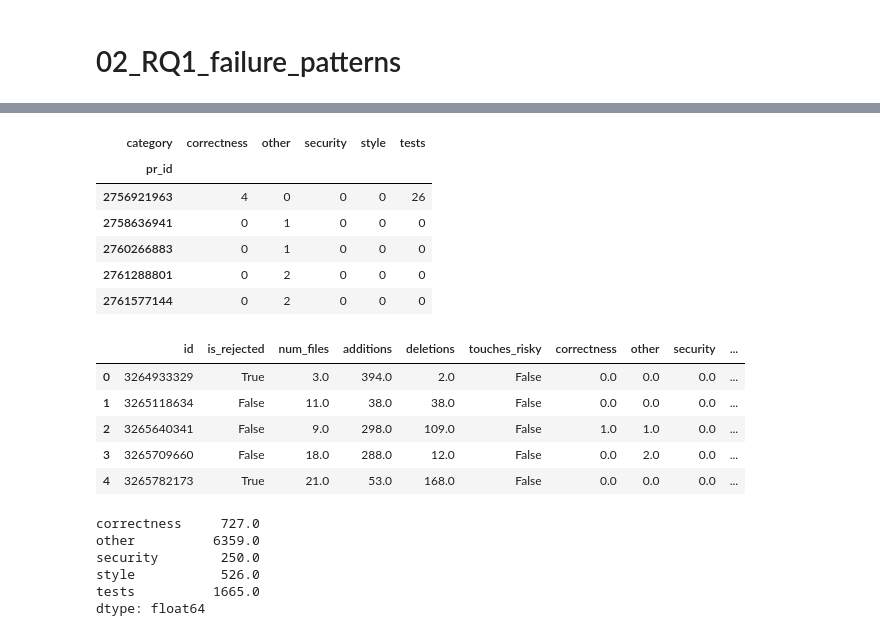
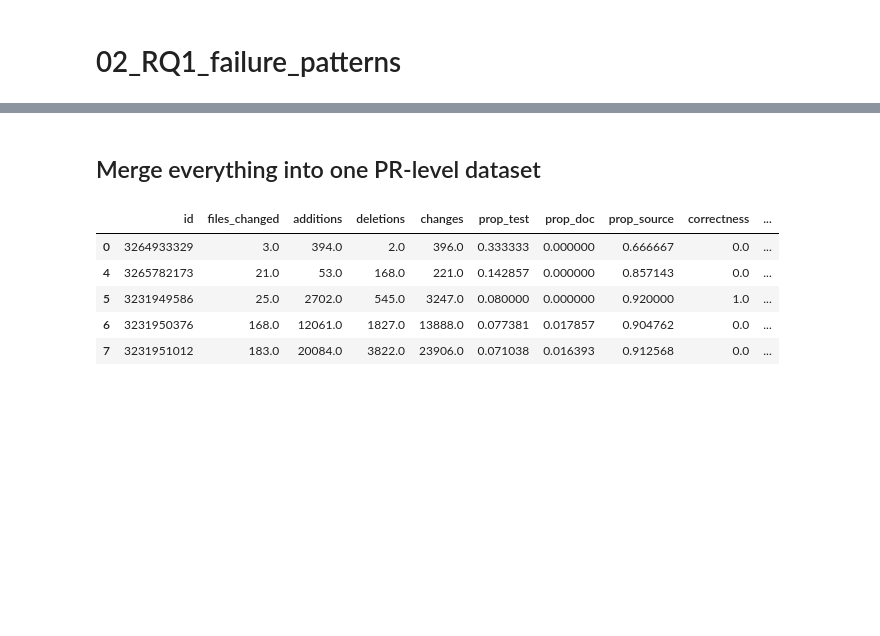
Before and after one commit to ChoWingDev/aidev-pr-rejections, a Jupyter notebook: notebooks/02_RQ1_failure_patterns.ipynb, the cells around one changed output, grey strips where cells are left out. Drawn from its saved outputs; the diff is of its cells as text; code cells hidden in the pictures; blank space fills up the shorter version.

```diff
--- a/notebooks/02_RQ1_failure_patterns.ipynb
+++ b/notebooks/02_RQ1_failure_patterns.ipynb
@@ -31,3 +37,5 @@ agent_prs.head()
 | 2 | 3265640341 | 30 | Add build staleness detection for... | ## Summary\r\n\r\n Implements com... | Claude_Code | 7475 | MSch | closed | 2025-07-26T13:31:19Z | 2025-07-26T13:37:22Z | ... |
 | 3 | 3265709660 | 205 | feat: add comprehensive README sc... | ## Type of Change\n\n- [ ] 🐛 `bug... | Claude_Code | 80381 | sugyan | closed | 2025-07-26T14:07:22Z | 2025-07-26T14:45:30Z | ... |
 | 4 | 3265782173 | 17625 | chore: remove HashedPostStateProv... | ## Summary\r\n\r\n#17545 \r\n\r\n... | Claude_Code | 47593288 | adust09 | open | 2025-07-26T15:02:48Z | None | ... |
+# %%
+rejected_prs = agent_prs[agent_prs["is_rejected"] == True]
@@ -33,0 +80,4 @@ agent_prs.head()
+# %%
+# handlemissing values
+
+pr_commit_details_df["filename"] = pr_commit_details_df["filename"].fillna("UNKNOWN")
@@ -60,9 +116,0 @@ patch.head()
-# %%
-import re
-
-# detect risky folders
-pr_commit_details_df["is_risky"] = pr_commit_details_df["filename"].str.extract(
-    r"(security|auth|config|crypto)", flags=re.IGNORECASE
-).notna()
-
-pr_commit_details_df.head()
@@ -123,13 +116,0 @@ pr_review_comments_df.head()
-# %%
-# aggregate to PR-level frequencies
-comment_stats = pr_review_comments_df.groupby(["pr_id", "category"]).size().unstack(fill_value=0)
-
-comment_stats.head()
-# %% [output]
-| category | correctness | other | security | style | tests |
-| pr_id |  |  |  |  |  |
-| 2756921963 | 4 | 0 | 0 | 0 | 26 |
-| 2758636941 | 0 | 1 | 0 | 0 | 0 |
-| 2760266883 | 0 | 1 | 0 | 0 | 0 |
-| 2761288801 | 0 | 2 | 0 | 0 | 0 |
-| 2761577144 | 0 | 2 | 0 | 0 | 0 |
@@ -136,29 +142,34 @@ comment_stats.head()
+# %% [markdown]
+## Merge everything into one PR-level dataset
 # %%
-# join everything into a single table
 df = (
-    agent_prs[["id", "is_rejected"]]
-    .merge(patch, left_on="id", right_index=True, how="left")
-    .merge(comment_stats, left_on="id", right_index=True, how="left")
+    rejected_prs[["id"]]
+    .merge(
+        patch_stats,
+        left_on="id",
+        right_index=True,
+        how="left"
+        )
+    .merge(
+        file_type_counts[["prop_test", "prop_doc", "prop_source"]],
+        left_on="id",
+        right_index=True,
+        how="left"
+        )
+    .merge(
+        comment_stats,
+        left_on="id",
+        right_index=True,
+        how="left"
+        )
     .fillna(0)
 )
 
 df.head()
 # %% [output]
-|  | id | is_rejected | num_files | additions | deletions | touches_risky | correctness | other | security | ... |
-| 0 | 3264933329 | True | 3.0 | 394.0 | 2.0 | False | 0.0 | 0.0 | 0.0 | ... |
-| 1 | 3265118634 | False | 11.0 | 38.0 | 38.0 | False | 0.0 | 0.0 | 0.0 | ... |
-| 2 | 3265640341 | False | 9.0 | 298.0 | 109.0 | False | 1.0 | 1.0 | 0.0 | ... |
-| 3 | 3265709660 | False | 18.0 | 288.0 | 12.0 | False | 0.0 | 2.0 | 0.0 | ... |
-| 4 | 3265782173 | True | 21.0 | 53.0 | 168.0 | False | 0.0 | 0.0 | 0.0 | ... |
+|  | id | files_changed | additions | deletions | changes | prop_test | prop_doc | prop_source | correctness | ... |
+| 0 | 3264933329 | 3.0 | 394.0 | 2.0 | 396.0 | 0.333333 | 0.000000 | 0.666667 | 0.0 | ... |
+| 4 | 3265782173 | 21.0 | 53.0 | 168.0 | 221.0 | 0.142857 | 0.000000 | 0.857143 | 0.0 | ... |
+| 5 | 3231949586 | 25.0 | 2702.0 | 545.0 | 3247.0 | 0.080000 | 0.000000 | 0.920000 | 1.0 | ... |
+| 6 | 3231950376 | 168.0 | 12061.0 | 1827.0 | 13888.0 | 0.077381 | 0.017857 | 0.904762 | 0.0 | ... |
+| 7 | 3231951012 | 183.0 | 20084.0 | 3822.0 | 23906.0 | 0.071038 | 0.016393 | 0.912568 | 0.0 | ... |
-# %%
-# frequency analysis to see common failure patterns
-rejected = df[df["is_rejected"] == True]
-rejected_comment_counts = rejected[comment_stats.columns].sum()
-print(rejected_comment_counts)
-# %% [output]
-correctness     727.0
-other          6359.0
-security        250.0
-style           526.0
-tests          1665.0
-dtype: float64
```
Also changed, not shown: parts of 29 cells of this notebook.
